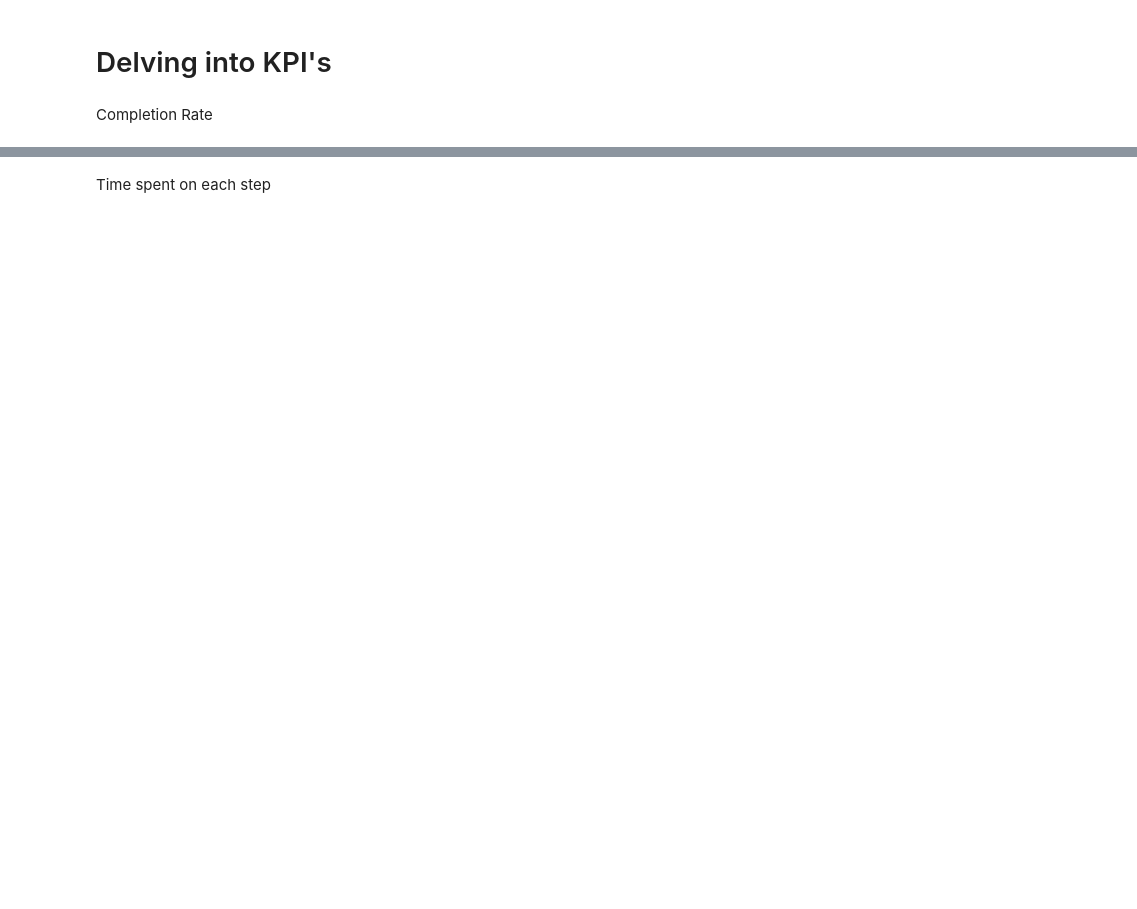
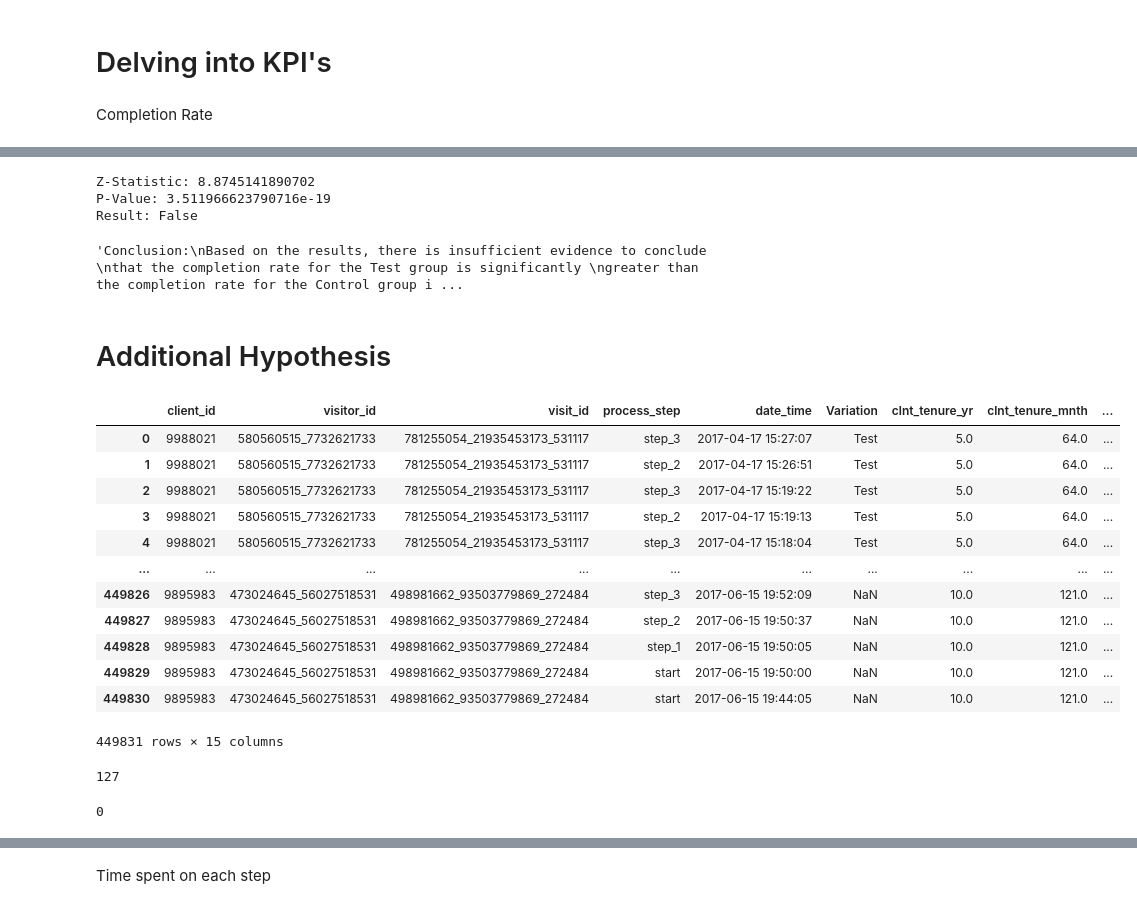
Before and after one commit to nlewism/Project-A-B-Testing-Analysis, a Jupyter notebook: src/jupyter notebook/Data Wrangling.ipynb, the cells around one changed output, grey strips where cells are left out. Cells and saved outputs as stored; diff of their text form; code cells hidden in the pictures; blank space fills up the shorter version.

Commit message:
Hypothesis Testing

```diff
--- a/src/jupyter notebook/Data Wrangling.ipynb
+++ b/src/jupyter notebook/Data Wrangling.ipynb
@@ -360,0 +609,4 @@ def calculate_completion_rate(data):
+# %%
+web_group = pd.concat([df_web_data_pt1,df_web_data_pt2])
+# %%
+web_group_experiment = pd.merge(web_group, experiment_roster, on='client_id', how='inner')
@@ -374,0 +678,22 @@ Completion Rate (Control):
+# %%
+# Call the function
+z_stat, p_value, result = one_sided_z_test_prop_diff(success_test, nobs_test, success_control, nobs_control, threshold)
+
+# Print or display the results
+print("Z-Statistic:", z_stat)
+print("P-Value:", p_value)
+print("Result:", result)
+# %% [output]
+Z-Statistic: 8.8745141890702
+P-Value: 3.511966623790716e-19
+Result: False
+# %%
+"""Conclusion:
+Based on the results, there is insufficient evidence to conclude
+that the completion rate for the Test group is significantly
+greater than the completion rate for the Control group increased
+by 5%."""
+# %% [output]
+'Conclusion:\nBased on the results, there is insufficient evidence to conclude \nthat the completion rate for the Test group is significantly \ngreater than the completion rate for the Control group i ...
+# %% [markdown]
+# Additional Hypothesis
@@ -374,0 +706,22 @@ Completion Rate (Control):
+# %%
+client_profile_experiment = pd.merge(web_group_experiment, client_profiles, on='client_id', how='left')
+# %%
+client_profile_experiment
+# %% [output]
+|  | client_id | visitor_id | visit_id | process_step | date_time | Variation | clnt_tenure_yr | clnt_tenure_mnth | ... |
+| 0 | 9988021 | 580560515_7732621733 | 781255054_21935453173_531117 | step_3 | 2017-04-17 15:27:07 | Test | 5.0 | 64.0 | ... |
+| 1 | 9988021 | 580560515_7732621733 | 781255054_21935453173_531117 | step_2 | 2017-04-17 15:26:51 | Test | 5.0 | 64.0 | ... |
+| 2 | 9988021 | 580560515_7732621733 | 781255054_21935453173_531117 | step_3 | 2017-04-17 15:19:22 | Test | 5.0 | 64.0 | ... |
+| 3 | 9988021 | 580560515_7732621733 | 781255054_21935453173_531117 | step_2 | 2017-04-17 15:19:13 | Test | 5.0 | 64.0 | ... |
+| 4 | 9988021 | 580560515_7732621733 | 781255054_21935453173_531117 | step_3 | 2017-04-17 15:18:04 | Test | 5.0 | 64.0 | ... |
+| ... | ... | ... | ... | ... | ... | ... | ... | ... | ... |
+| 449826 | 9895983 | 473024645_56027518531 | 498981662_93503779869_272484 | step_3 | 2017-06-15 19:52:09 | NaN | 10.0 | 121.0 | ... |
+| 449827 | 9895983 | 473024645_56027518531 | 498981662_93503779869_272484 | step_2 | 2017-06-15 19:50:37 | NaN | 10.0 | 121.0 | ... |
+| 449828 | 9895983 | 473024645_56027518531 | 498981662_93503779869_272484 | step_1 | 2017-06-15 19:50:05 | NaN | 10.0 | 121.0 | ... |
+| 449829 | 9895983 | 473024645_56027518531 | 498981662_93503779869_272484 | start | 2017-06-15 19:50:00 | NaN | 10.0 | 121.0 | ... |
+| 449830 | 9895983 | 473024645_56027518531 | 498981662_93503779869_272484 | start | 2017-06-15 19:44:05 | NaN | 10.0 | 121.0 | ... |
+449831 rows × 15 columns
+# %%
+client_profile_experiment['clnt_age'].isnull().sum()
+# %% [output]
+127
@@ -374,0 +730,4 @@ Completion Rate (Control):
+# %%
+client_profile_experiment_notnull['clnt_age'].isnull().sum()
+# %% [output]
+0
```
Also changed, not shown: parts of 82 cells of this notebook.
